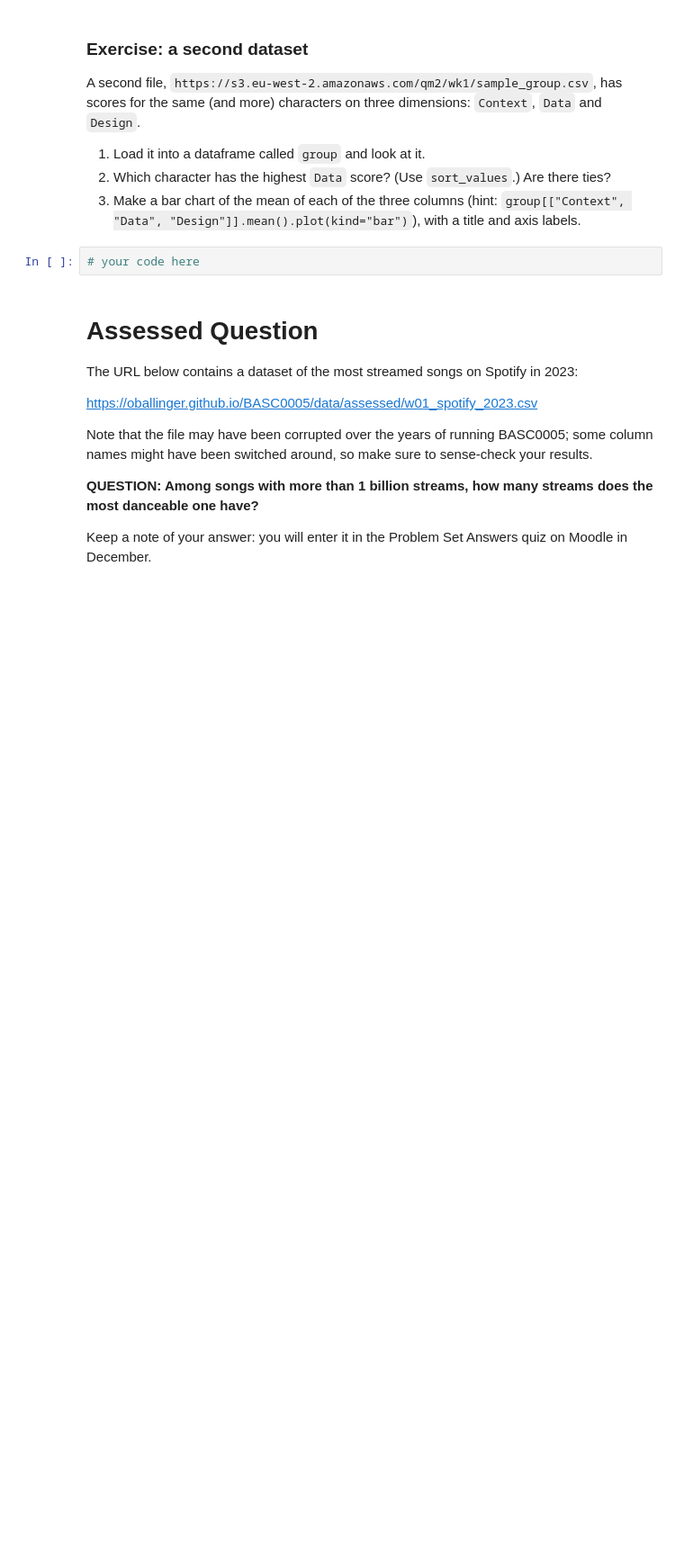
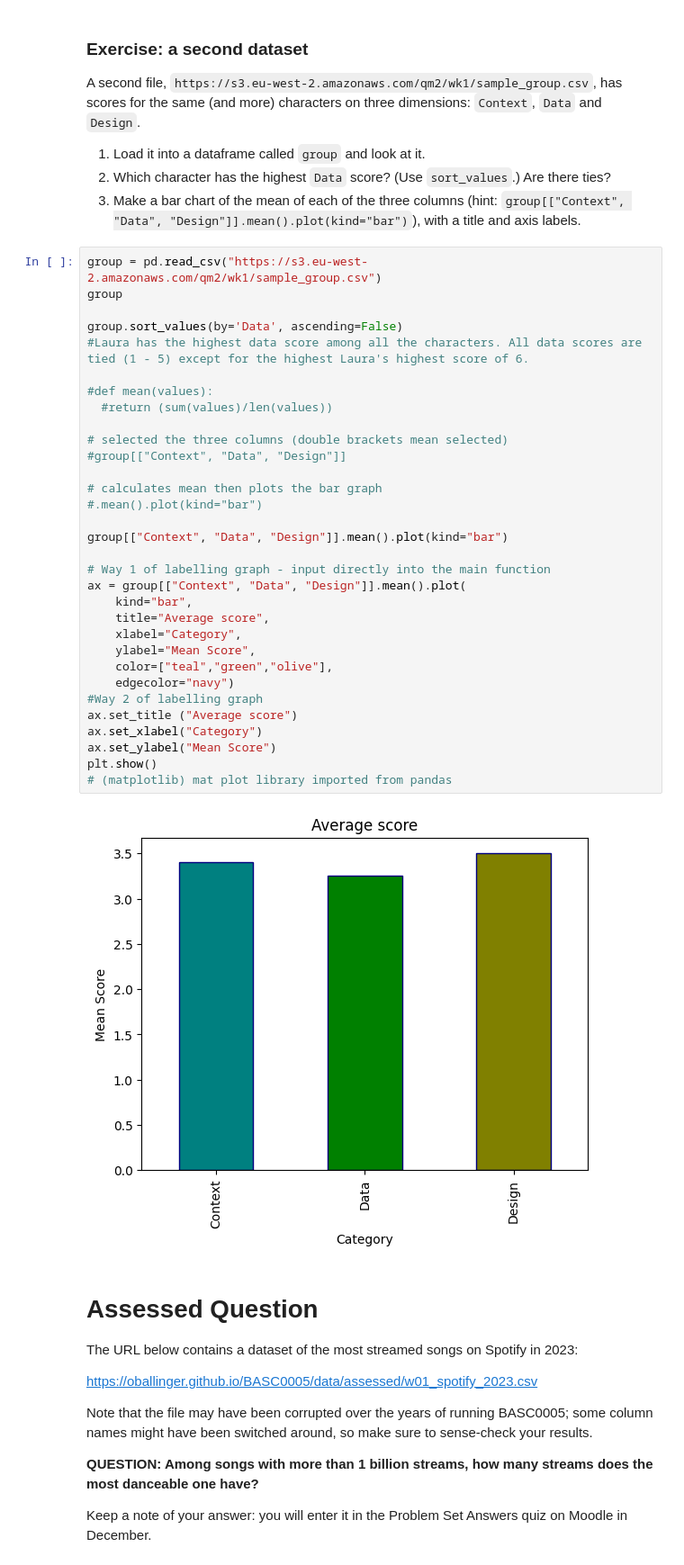
Before and after one commit to AlexiaNabok28/QM2, a Jupyter notebook: notebooks/W01. Python Recap.ipynb, the cells around one changed output. Shown at 90% size. Saved outputs shown, nothing was run; the diff lists cells and outputs as text; blank space fills up the shorter version.

```diff
--- a/notebooks/W01. Python Recap.ipynb
+++ b/notebooks/W01. Python Recap.ipynb
@@ -261,7 +287,39 @@ A second file, `https://s3.eu-west-2.amazonaws.com/qm2/wk1/sample_group.csv`, ha
 2. Which character has the highest `Data` score? (Use `sort_values`.) Are there ties?
 3. Make a bar chart of the mean of each of the three columns (hint: `group[["Context", "Data", "Design"]].mean().plot(kind="bar")`), with a title and axis labels.
 # %%
-# your code here
+group = pd.read_csv("https://s3.eu-west-2.amazonaws.com/qm2/wk1/sample_group.csv")
+group
+
+group.sort_values(by='Data', ascending=False)
+#Laura has the highest data score among all the characters. All data scores are tied (1 - 5) except for the highest Laura's highest score of 6.
+
+#def mean(values):
+  #return (sum(values)/len(values))
+
+# selected the three columns (double brackets mean selected)
+#group[["Context", "Data", "Design"]]
+
+# calculates mean then plots the bar graph
+#.mean().plot(kind="bar")
+
+group[["Context", "Data", "Design"]].mean().plot(kind="bar")
+
+# Way 1 of labelling graph - input directly into the main function
+ax = group[["Context", "Data", "Design"]].mean().plot(
+    kind="bar",
+    title="Average score",
+    xlabel="Category",
+    ylabel="Mean Score",
+    color=["teal","green","olive"],
+    edgecolor="navy")
+#Way 2 of labelling graph
+ax.set_title ("Average score")
+ax.set_xlabel("Category")
+ax.set_ylabel("Mean Score")
+plt.show()
+# (matplotlib) mat plot library imported from pandas
+# %% [output]
+[figure, added]
 # %% [markdown]
 # Assessed Question
 
```
Also changed, not shown: parts of 4 cells of this notebook.
